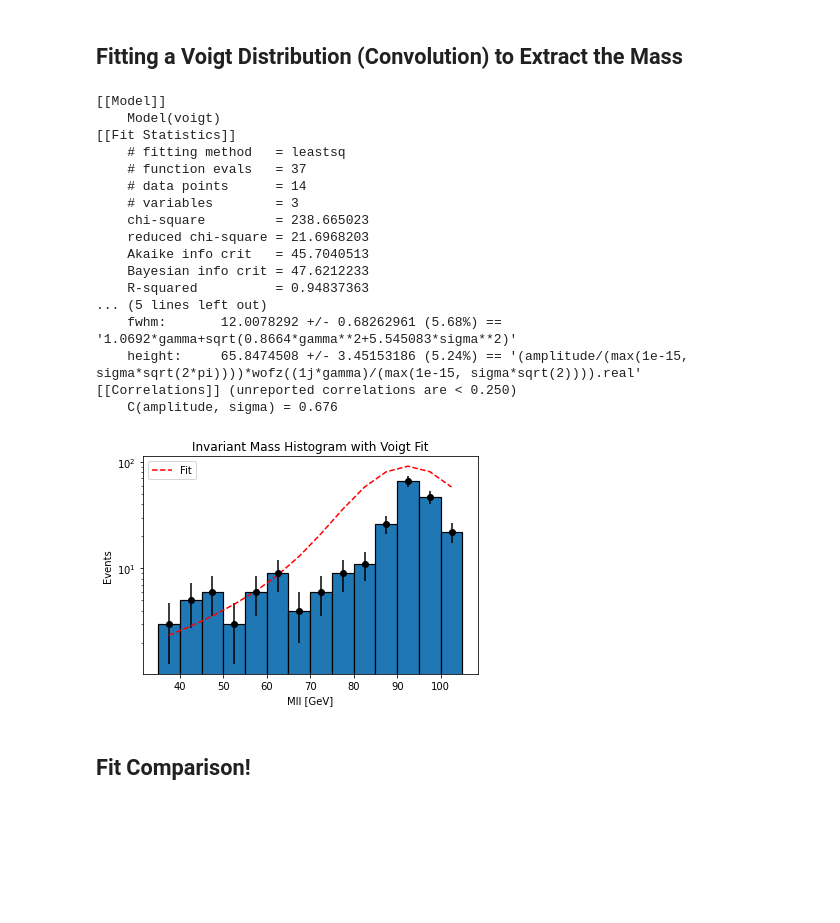
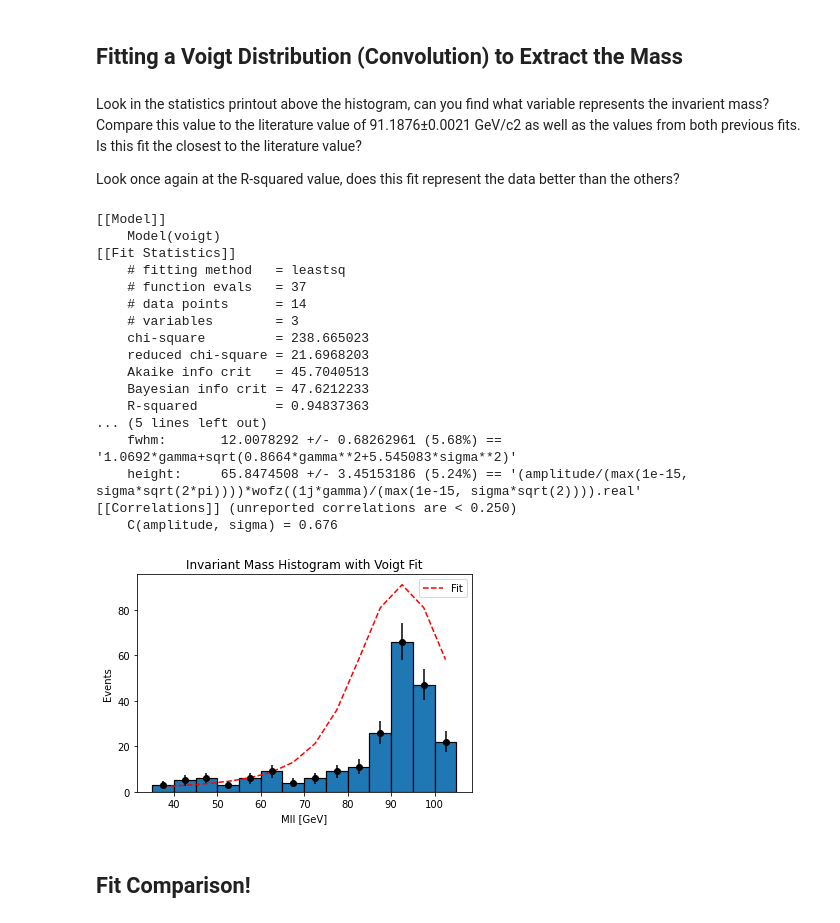
Before and after one commit to KatieGray024/notebooks-collection-opendata, a Jupyter notebook: 13-TeV-examples/uproot_python/Find_the_Z.ipynb, the cells around one changed output. Drawn from its saved outputs; the diff is of its cells as text; code cells hidden in the pictures; blank space fills up the shorter version.

```diff
--- a/13-TeV-examples/uproot_python/Find_the_Z.ipynb
+++ b/13-TeV-examples/uproot_python/Find_the_Z.ipynb
@@ -354,6 +363,10 @@ To account for this we can use a Voigt profile, which is a probability distribut
 $${P(E)=\int _{-\infty }^{\infty }{\frac {k}{(E'^{2}-M^{2})^{2}+(M\Gamma )^{2}}}{\frac {1}{\sigma {\sqrt {2\pi }}}}e^{-{\frac {(E'-E)^{2}}{2\sigma ^{2}}}}dE'}$$
 # %% [markdown]
 ## Fitting a Voigt Distribution (Convolution) to Extract the Mass
+# %% [markdown]
+Look in the statistics printout above the histogram, can you find what variable represents the invarient mass? Compare this value to the literature value of 91.1876±0.0021 GeV/c2 as well as the values from both previous fits. Is this fit the closest to the literature value?
+
+Look once again at the R-squared value, does this fit represent the data better than the others?
 # %%
 plt.hist(data_all['mll'], bins=bin_edges, edgecolor='black', linewidth=1.2)
 plt.errorbar(x=bin_centres,
@@ -371,34 +384,33 @@ plt.plot(bin_centres, out_voigt.init_fit, '--r', label='Fit')
 
 print(out_voigt.fit_report(min_correl=0.25))
 
 plt.legend()
 
 #Axis Titles
 plt.xlabel('Mll [GeV]')
 plt.ylabel('Events')
 plt.title('Invariant Mass Histogram with Voigt Fit')
 
 # make the y-axis log scale
-plt.yscale('log')
 figsize=(10, 8)
 # %% [output]
 [[Model]]
     Model(voigt)
 [[Fit Statistics]]
     # fitting method   = leastsq
     # function evals   = 37
     # data points      = 14
     # variables        = 3
     chi-square         = 238.665023
     reduced chi-square = 21.6968203
     Akaike info crit   = 45.7040513
     Bayesian info crit = 47.6212233
     R-squared          = 0.94837363
 ... (5 lines left out)
     fwhm:       12.0078292 +/- 0.68262961 (5.68%) == '1.0692*gamma+sqrt(0.8664*gamma**2+5.545083*sigma**2)'
     height:     65.8474508 +/- 3.45153186 (5.24%) == '(amplitude/(max(1e-15, sigma*sqrt(2*pi))))*wofz((1j*gamma)/(max(1e-15, sigma*sqrt(2)))).real'
 [[Correlations]] (unreported correlations are < 0.250)
     C(amplitude, sigma) = 0.676
-[figure, old version]
+[figure, new version]
 # %% [markdown]
 ## Fit Comparison!
```
Also changed, not shown: parts of 8 cells of this notebook.
